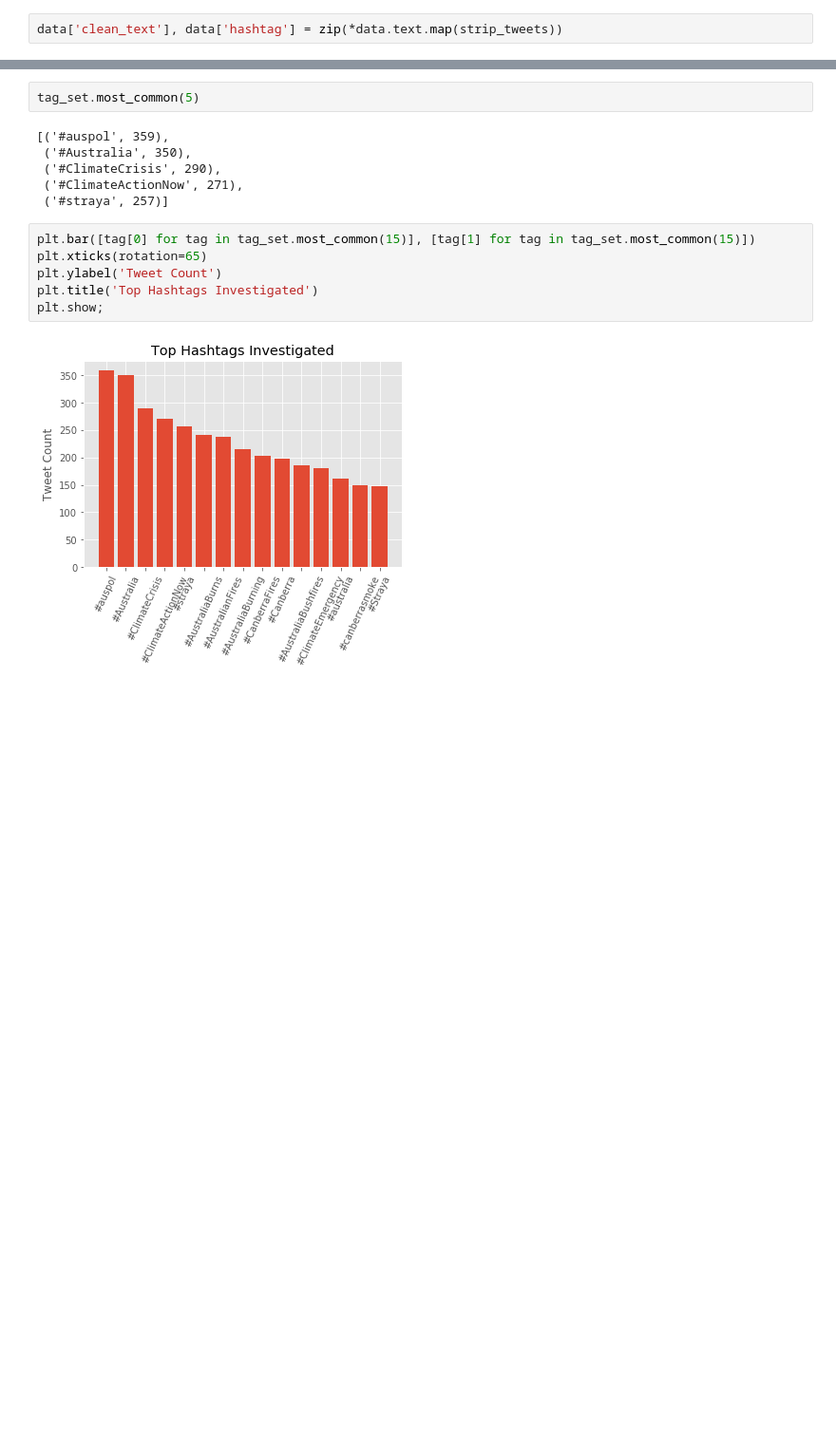
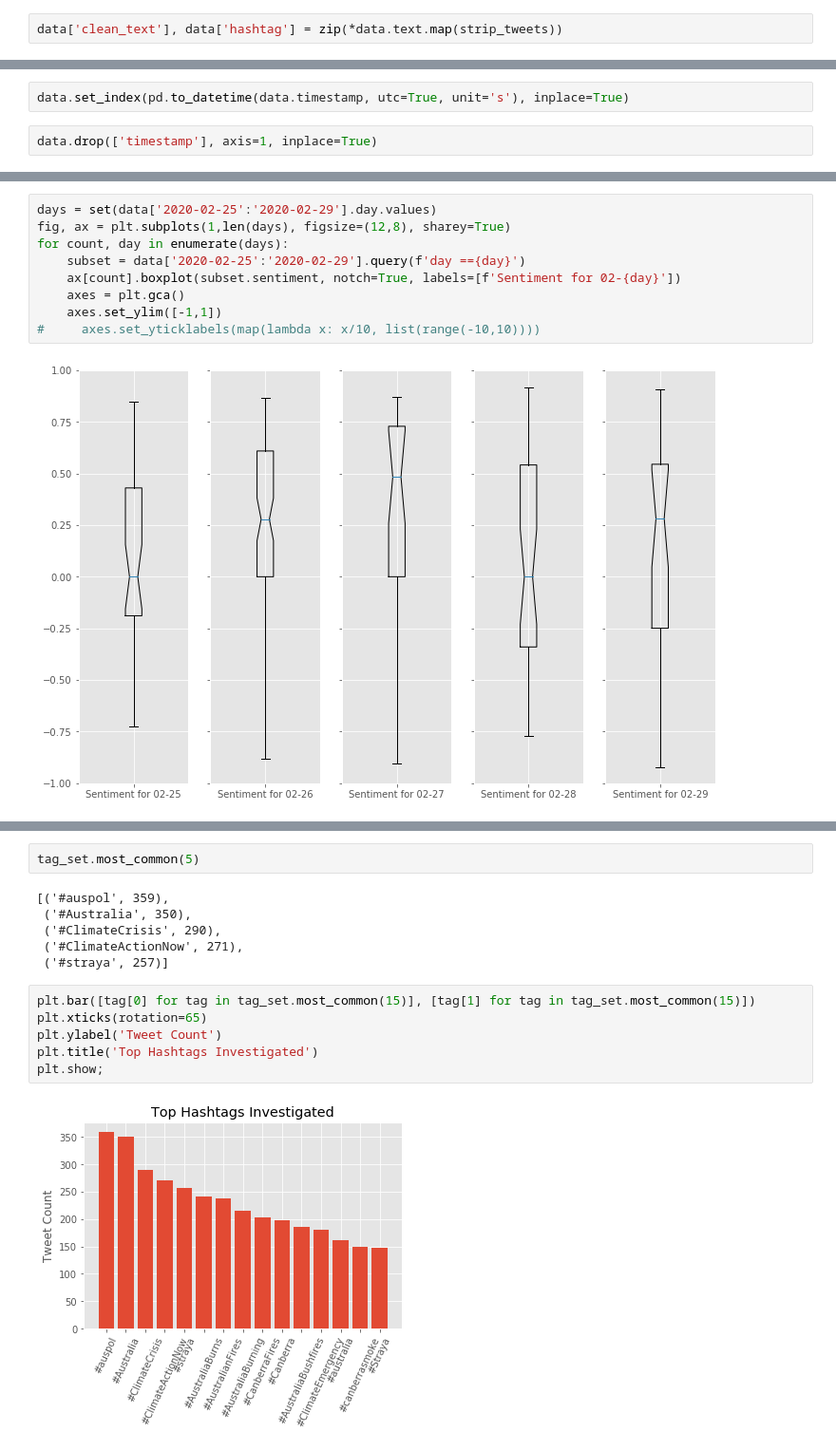
Before and after one commit to danjizquierdo/Sentimental, a Jupyter notebook: NLP_EDA.ipynb, the cells around one changed output, grey strips where cells are left out. Shown: that part at 95% size. Saved outputs shown, nothing was run; the diff lists cells and outputs as text; blank space fills up the shorter version.

```diff
--- a/NLP_EDA.ipynb
+++ b/NLP_EDA.ipynb
@@ -48,0 +76,4 @@ NameError: name 'clean_tweets' is not defined
+# %%
+data.set_index(pd.to_datetime(data.timestamp, utc=True, unit='s'), inplace=True)
+# %%
+data.drop(['timestamp'], axis=1, inplace=True)
@@ -48,0 +100,11 @@ NameError: name 'clean_tweets' is not defined
+# %%
+days = set(data['2020-02-25':'2020-02-29'].day.values)
+fig, ax = plt.subplots(1,len(days), figsize=(12,8), sharey=True)
+for count, day in enumerate(days):
+    subset = data['2020-02-25':'2020-02-29'].query(f'day =={day}')
+    ax[count].boxplot(subset.sentiment, notch=True, labels=[f'Sentiment for 02-{day}'])
+    axes = plt.gca()
+    axes.set_ylim([-1,1])
+#     axes.set_yticklabels(map(lambda x: x/10, list(range(-10,10))))
+# %% [output]
+[figure, added]
```
Also changed, not shown: parts of 22 cells of this notebook.
